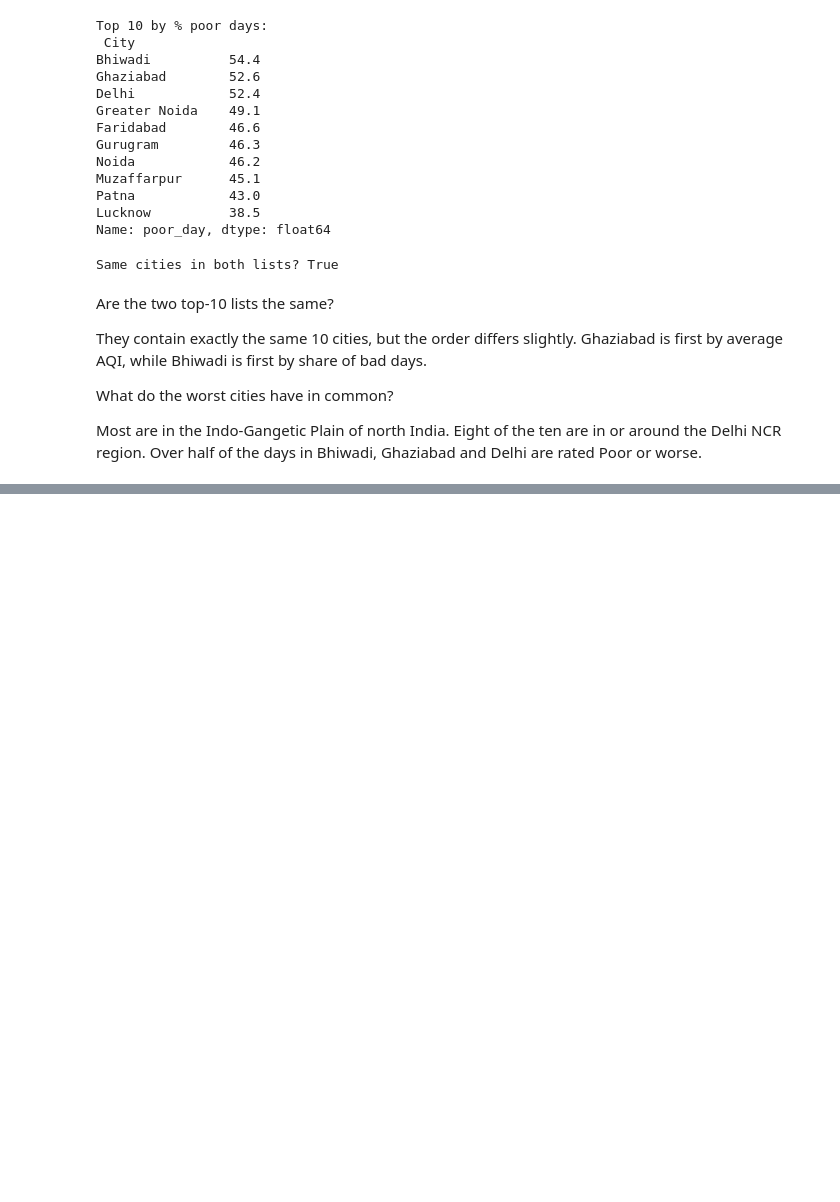
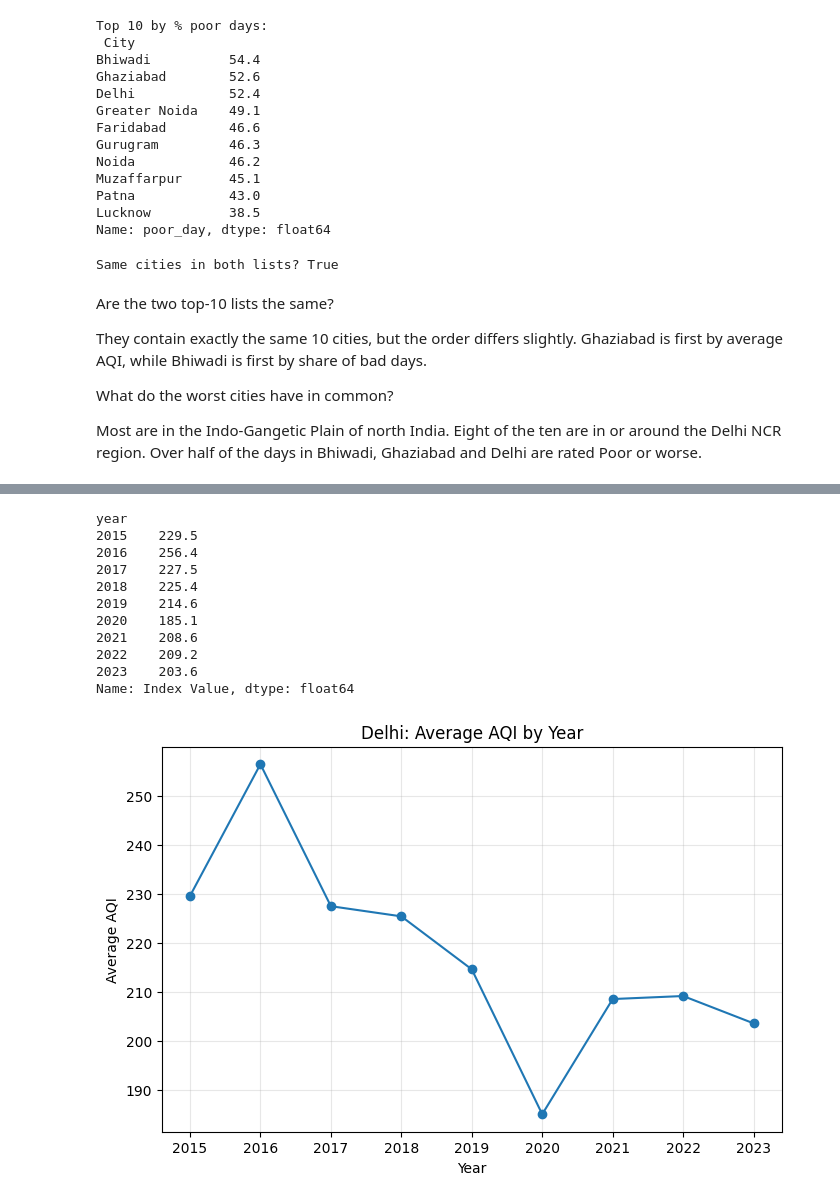
Before and after one commit to mayank261193/Rebounce-Applied-AI-and-Analytics-Codes, a Jupyter notebook: MP4_AirQuality.ipynb, the cells around one changed output, grey strips where cells are left out. Saved outputs shown, nothing was run; the diff lists cells and outputs as text; code cells hidden in the pictures; blank space fills up the shorter version.

```diff
--- a/MP4_AirQuality.ipynb
+++ b/MP4_AirQuality.ipynb
@@ -321,0 +355,25 @@ Most are in the Indo-Gangetic Plain of north India. Eight of the ten are in or a
+# %%
+# 2. Average AQI by year + line chart
+yearly = delhi.groupby("year")["Index Value"].mean()
+print(yearly.round(1))
+
+plt.figure(figsize=(8, 5))
+plt.plot(yearly.index, yearly.values, marker="o")
+plt.title("Delhi: Average AQI by Year")
+plt.xlabel("Year")
+plt.ylabel("Average AQI")
+plt.grid(alpha=0.3)
+plt.show()
+# %% [output]
+year
+2015    229.5
+2016    256.4
+2017    227.5
+2018    225.4
+2019    214.6
+2020    185.1
+2021    208.6
+2022    209.2
+2023    203.6
+Name: Index Value, dtype: float64
+[figure, added]
```
Also changed, not shown: parts of 24 cells of this notebook.
